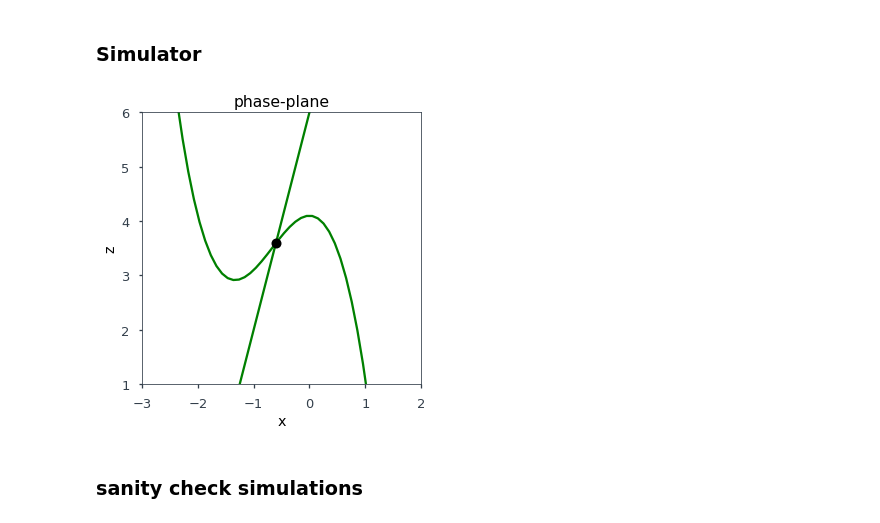
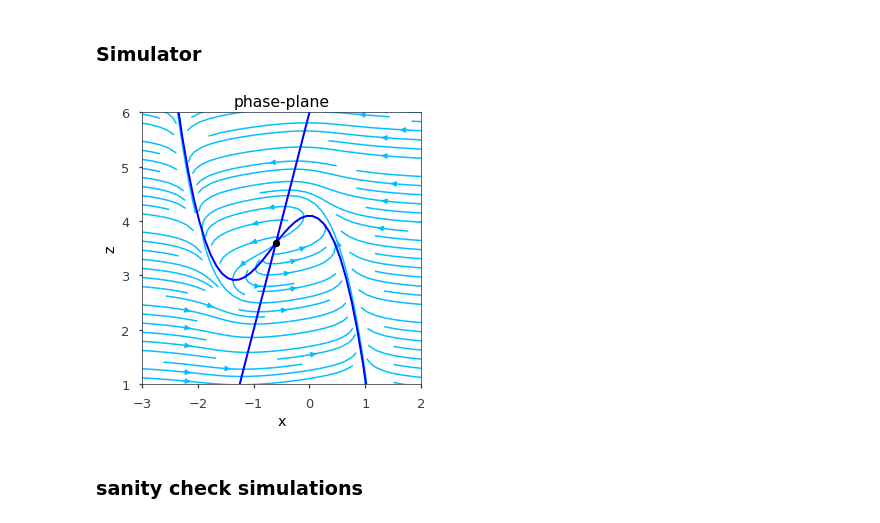
Before and after one commit to ins-amu/BVEP, a Jupyter notebook: SBI/Epileptor2D_sde_sbi_fitstatsummary.ipynb, the cells around one changed output. Drawn from its saved outputs; the diff is of its cells as text; code cells hidden in the pictures.

```diff
--- a/SBI/Epileptor2D_sde_sbi_fitstatsummary.ipynb
+++ b/SBI/Epileptor2D_sde_sbi_fitstatsummary.ipynb
@@ -90,18 +90,30 @@ def Epileptor2Dmodel(params, constants, sigma, dt, ts):
     return states
 # %%
 Epileptor2Dmodel = numba.jit(Epileptor2Dmodel)
-# %%
-def nullclines(X,Y, eta):
-    I1=3.1
-    dX =  1.0 - X**3 - 2.0*X**2 - Y + I1
-    dY =  4*(X-eta) - Y
-    contour(X, Y, dX, 0, colors='g')
-    contour(X, Y, dY, 0, colors='g')
+# %%
+def nullclines(X,Y, tau, eta):
+    I1=3.1
+    dX =  1.0 - X**3 - 2.0*X**2 - Y + I1
+    dY =  4*(X-eta) - Y
+    plt.contour(X, Y, dX, 0, colors='b', linewidths=(2.,))
+    plt.contour(X, Y, dY, 0, colors='b', linewidths=(2.,))
+
+    x = np.r_[-5:5:0.01]
+    z = np.r_[0:10:0.01]
+    xx, zz = np.meshgrid(x,z)
+    dx = np.zeros([len(z),len(x)])
+    dz = np.zeros([len(z),len(x)])
+
+    for ii in range(len(z)):
+        for jj in range(len(x)):
+            dx[ii,jj] = 1 - x[jj]**3 - 2*x[jj]**2 - z[ii] + I1
+            dz[ii,jj] = 1/tau*(4*(x[jj] - eta) - z[ii])
+    plt.streamplot(x,z,dx,dz,density=2.0, color='deepskyblue', linewidth=1.5 , zorder=1)
 # %%
 def root_fuc(roots, eta):
-    xx = empty(1)
-    zz = empty(1)
-    F = empty(2)
+    xx = np.empty(1)
+    zz = np.empty(1)
+    F = np.empty(2)
     xx = roots[0]
     zz = roots[1]
     I1=3.1
@@ -114,17 +126,19 @@ X, Z = mgrid[-5.0:5.0:100j, 0.0:10.0:100j]
 rGuess=array([[-1.,3.]])
 # %%
 eta_true=-1.5
+tau_true=10.
 true_roots = fsolve(root_fuc,rGuess, args=(eta_true,))
 # %%
 plt.figure(figsize=(5, 5))
-nullclines(X,Z,  eta_true)
-plt.plot(true_roots[0], true_roots[1] , marker="o", markersize=10, color='k')
+nullclines(X,Z, tau_true, eta_true)
+#plt.plot(true_roots[0], true_roots[1] , marker="o", markersize=10, color='k')
+plt.scatter(true_roots[0], true_roots[1], s=28, facecolors='k', edgecolors='k', linewidth=2., zorder=3)
 plt.xlabel('x'); plt.ylabel('z');
 plt.title('phase-plane')
 plt.xlim((-3,2)), plt.ylim((1,6))
 plt.show()
 # %% [output]
-[figure, old version]
+[figure, new version]
 # %%
 def calculate_summary_statistics(x, params, dt, ts, features):
     """Calculate summary statistics
```
Also changed, not shown: parts of 45 cells of this notebook, 1 other file.
